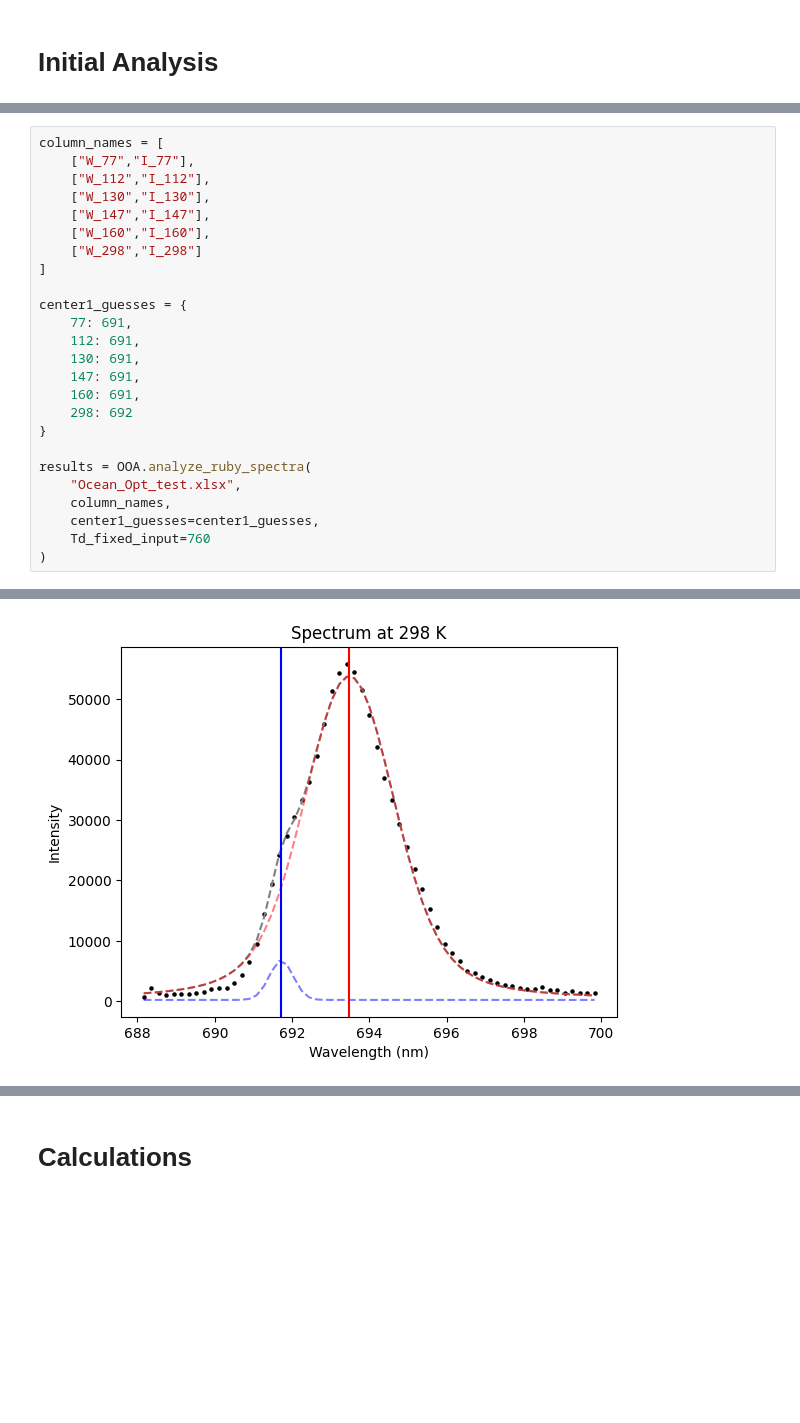
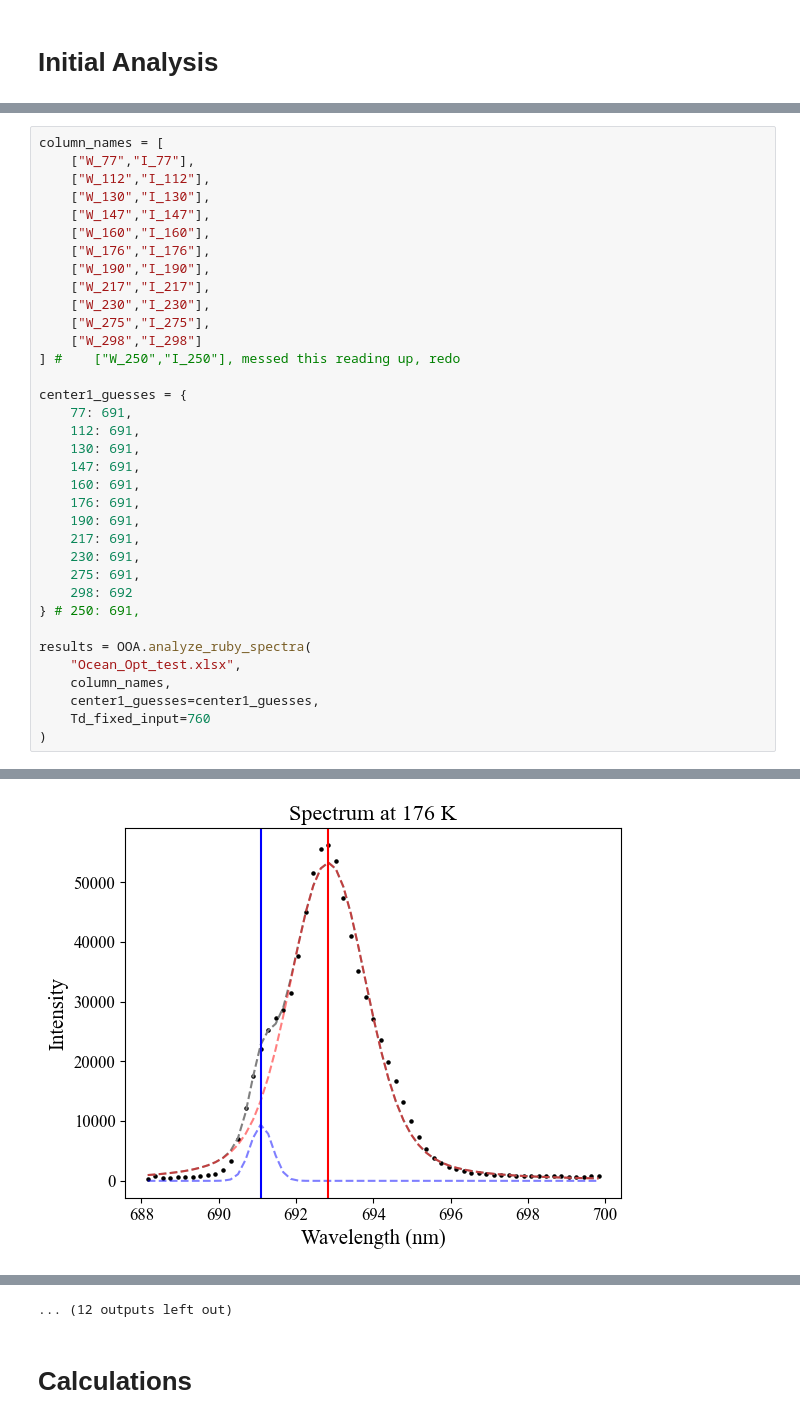
Before and after one commit to Sebastian426/Advanced-Lab-Code, a Jupyter notebook: Ocean_Optics_Specto/Ocean_Opt_V3.ipynb, the cells around one changed output, grey strips where cells are left out. Drawn from its saved outputs; the diff is of its cells as text; blank space fills up the shorter version.

```diff
--- a/Ocean_Optics_Specto/Ocean_Opt_V3.ipynb
+++ b/Ocean_Optics_Specto/Ocean_Opt_V3.ipynb
@@ -17,8 +51,13 @@ column_names = [
     ["W_130","I_130"],
     ["W_147","I_147"],
     ["W_160","I_160"],
+    ["W_176","I_176"],
+    ["W_190","I_190"],
+    ["W_217","I_217"],
+    ["W_230","I_230"],
+    ["W_275","I_275"],
     ["W_298","I_298"]
-]
+] #    ["W_250","I_250"], messed this reading up, redo
 
 center1_guesses = {
     77: 691,
@@ -26,8 +65,13 @@ center1_guesses = {
     130: 691,
     147: 691,
     160: 691,
+    176: 691,
+    190: 691,
+    217: 691,
+    230: 691,
+    275: 691,
     298: 692
-}
+} # 250: 691,
 
 results = OOA.analyze_ruby_spectra(
     "Ocean_Opt_test.xlsx",
@@ -76,9 +120,9 @@ Reduced Chi Squared: 345.82782518309796
 ----- Results (160 K) -----
 R1 Theory: 693.4
 R1 Obs: 692.7749464154898 ± 0.06873988909397873
 R1 frac: 0.9537452426171288
 R2 Theory: 692.9
 R2 Obs: 691.0580259517895 ± 0.04999707372661655
 R2 frac: 0.04625475738287114
 Reduced Chi Squared: 325.5842131839094
-[figure, old version]
+[figure, new version]
@@ -95,3 +137,4 @@ Reduced Chi Squared: 206.17781154453448
+... (12 outputs left out)
 # %% [markdown]
 # Calculations
 # %%
```
Also changed, not shown: parts of 7 cells of this notebook, 3 other files.
